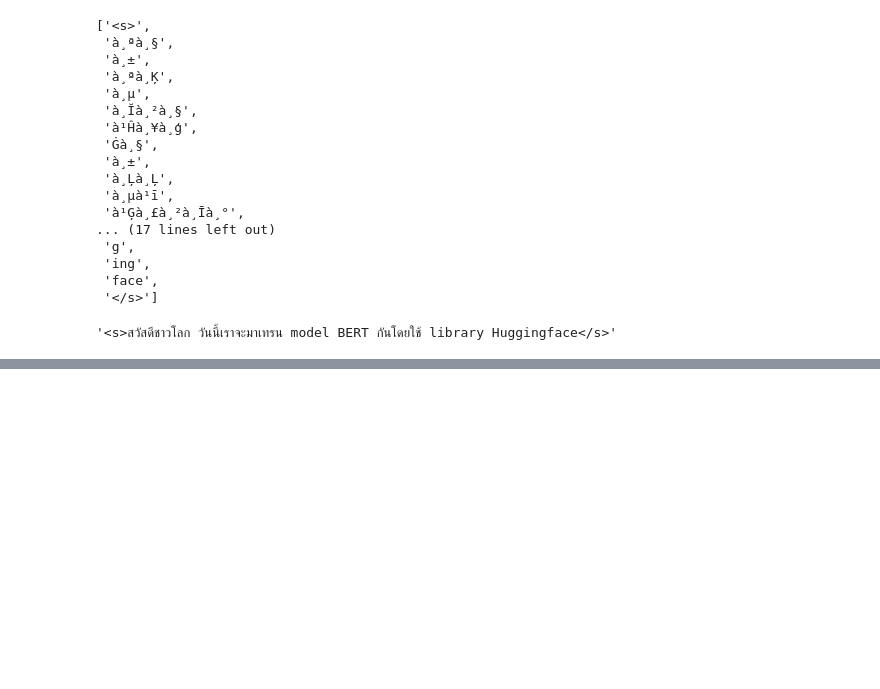
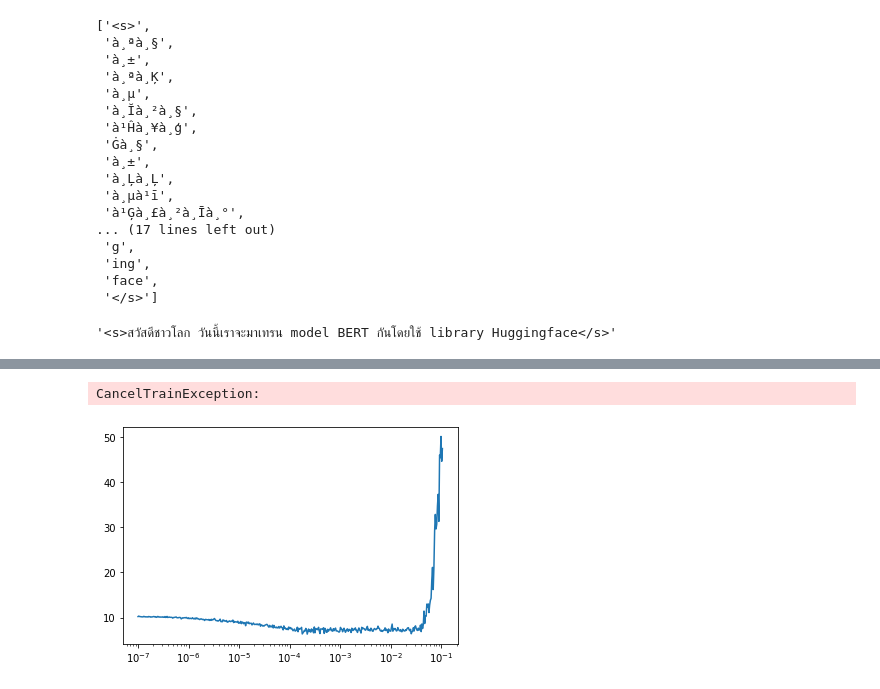
Before and after one commit to witchapong/thai-bert-lm, a Jupyter notebook: train.ipynb, the cells around one changed output, grey strips where cells are left out. Cells and saved outputs as stored; diff of their text form; code cells hidden in the pictures; blank space fills up the shorter version.

Commit message:
add lr finder in notebook

```diff
--- a/train.ipynb
+++ b/train.ipynb
@@ -121,0 +303,6 @@ with open('train-model','w') as f:
+# %%
+mlm_probability = .15
+# %%
+inputs, labels = mask_tokens(next(iter(train_dataloader)), tokenizer, mlm_probability)
+
+inputs.shape, labels.shape
@@ -121,0 +383,3 @@ with open('train-model','w') as f:
+# %%
+lr_finder = BertLRFinder(model=model, tokenizer=tokenizer, data_loader=train_dataloader, bs=8, opt=optimizer,
+                        lr_range=[1e-7,1], max_iter=500)
@@ -121,0 +388,8 @@ with open('train-model','w') as f:
+# %%
+lr_finder.run()
+# %% [output]
+CancelTrainException:
+# %%
+lr_finder.plot_lr()
+# %% [output]
+[figure, added]
```
Also changed, not shown: parts of 27 cells of this notebook, 4 other files.
